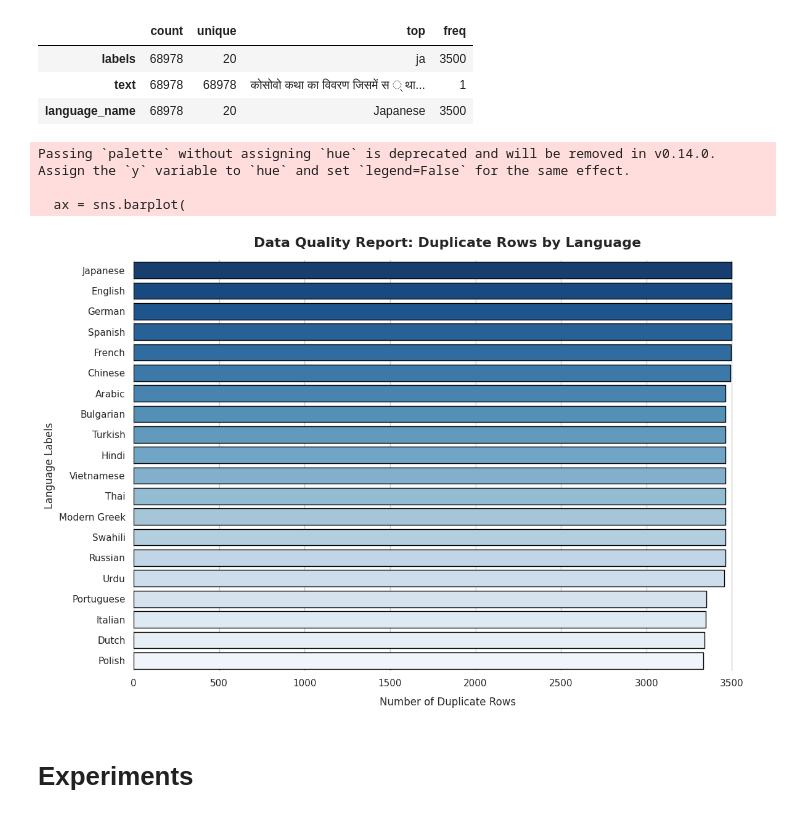
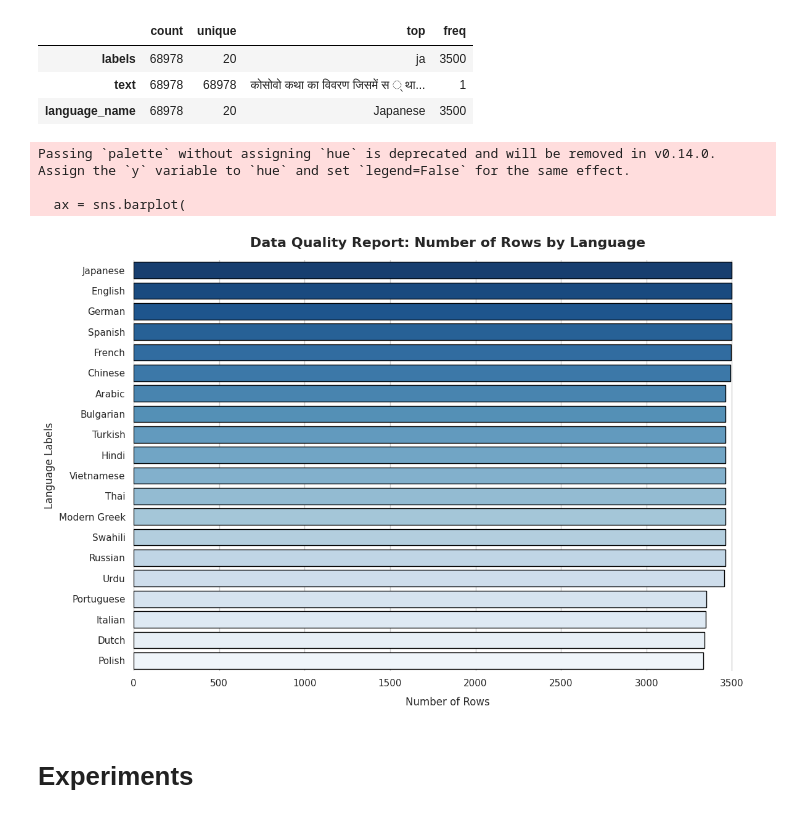
Before and after one commit to H-Elsherbiny/RAG-Based-Mental-Health-Support-Chatbot, a Jupyter notebook: notebooks/Language_Detection.ipynb, the cells around one changed output. Saved outputs shown, nothing was run; the diff lists cells and outputs as text; code cells hidden in the pictures.

Commit message:
update: reformatted language detector

```diff
--- a/notebooks/Language_Detection.ipynb
+++ b/notebooks/Language_Detection.ipynb
@@ -223,34 +219,34 @@ unique_train_df.describe().T
 | text | 68978 | 68978 | कोसोवो कथा का विवरण जिसमें स ् था... | 1 |
 | language_name | 68978 | 20 | Japanese | 3500 |
 # %%
-duplicate_counts_per_label = unique_train_df.groupby('language_name').size()\
-                             .sort_values(ascending=False)
+counts_per_label = unique_train_df.groupby('language_name').size()\
+                   .sort_values(ascending=False)
 
-# Plot using a sequential color palette (darkest = most duplicates)
+# Plot using a sequential color palette (darkest = most freq)
 plt.figure(figsize=(12, 8))
 
 ax = sns.barplot(
-    x=duplicate_counts_per_label.values,
-    y=duplicate_counts_per_label.index,
+    x=counts_per_label.values,
+    y=counts_per_label.index,
     palette="Blues_r",
     edgecolor="black"
 )
 
-plt.title('Data Quality Report: Duplicate Rows by Language',
+plt.title('Data Quality Report: Number of Rows by Language',
           fontsize=16, pad=15, weight='bold')
-plt.xlabel('Number of Duplicate Rows', fontsize=12, labelpad=10)
+plt.xlabel('Number of Rows', fontsize=12, labelpad=10)
 plt.ylabel('Language Labels', fontsize=12)
 
 # Remove the unnecessary outer box lines
 sns.despine(left=True, bottom=True)
 
 plt.tight_layout()
 plt.show()
 # %% [output]
 Passing `palette` without assigning `hue` is deprecated and will be removed in v0.14.0. Assign the `y` variable to `hue` and set `legend=False` for the same effect.
 
   ax = sns.barplot(
-[figure, old version]
+[figure, new version]
 # %% [markdown]
 # Experiments
 # %%
```
Also changed, not shown: parts of 16 cells of this notebook, 1 other file.
